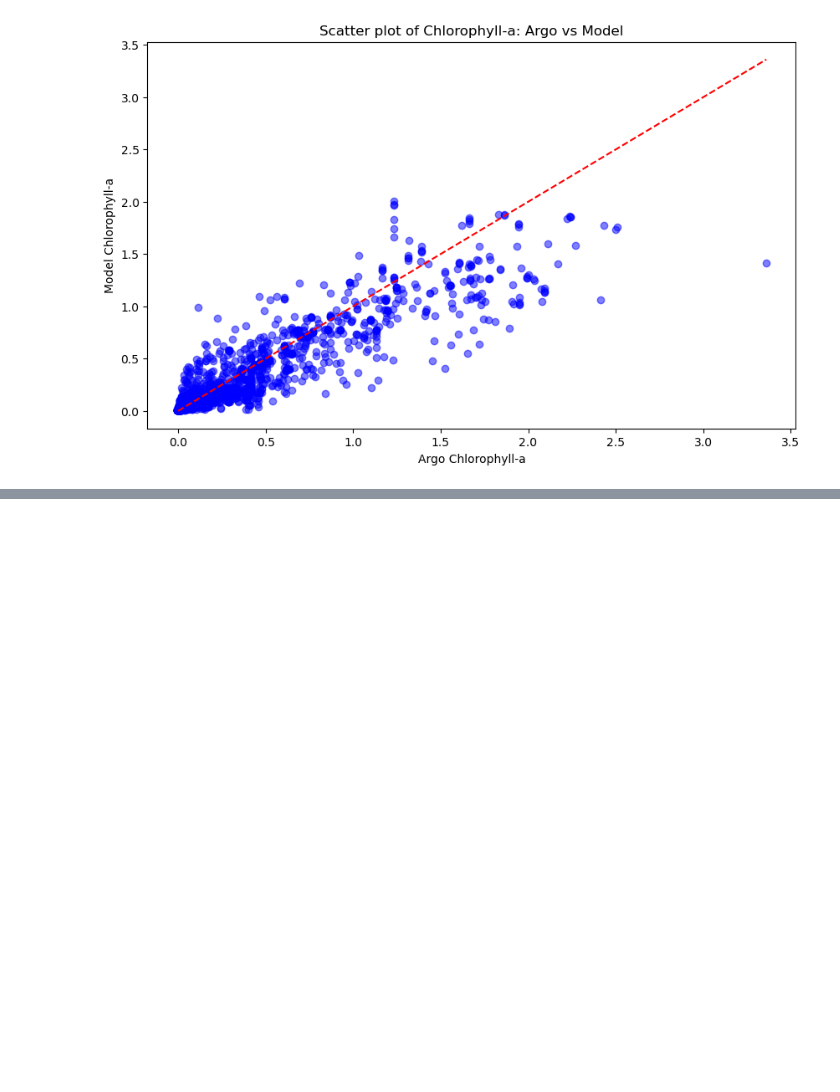
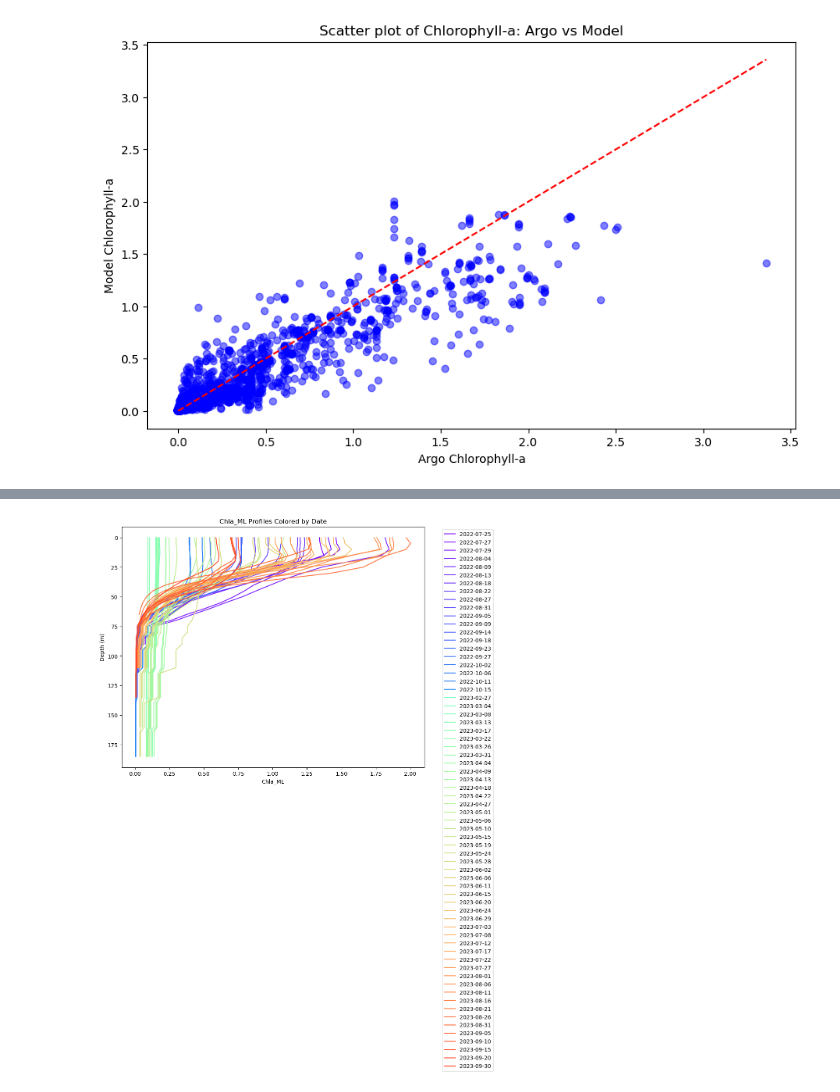
Before and after one commit to Flavi1P/Producitivity_estimates, a Jupyter notebook: Scripts/3d_products.ipynb, the cells around one changed output, grey strips where cells are left out. Drawn from its saved outputs; the diff is of its cells as text; code cells hidden in the pictures; blank space fills up the shorter version.

```diff
--- a/Scripts/3d_products.ipynb
+++ b/Scripts/3d_products.ipynb
@@ -149,0 +349,27 @@ plt.show()
+# %%
+import matplotlib.pyplot as plt
+import matplotlib.colors as mcolors
+
+# Get unique dates and sort them
+unique_dates = sorted(interpolated_df['date'].unique())
+
+# Create a rainbow colormap
+cmap = plt.get_cmap('rainbow')
+norm = mcolors.Normalize(vmin=0, vmax=len(unique_dates)-1)
+
+fig, ax = plt.subplots(figsize=(10, 8))
+
+for i, date in enumerate(unique_dates):
+    profile_data = interpolated_df[interpolated_df['date'] == date].dropna(subset=['CHLA_ML'])
+    if not profile_data.empty:
+        ax.plot(profile_data['CHLA_ML'], profile_data['PRES'], color=cmap(norm(i)), label=str(date.date()))
+
+ax.set_xlabel('Chla_ML')
+ax.set_ylabel('Depth (m)')
+ax.invert_yaxis()
+ax.set_title('Chla_ML Profiles Colored by Date')
+ax.legend(bbox_to_anchor=(1.05, 1), loc='upper left')
+plt.tight_layout()
+plt.show()
+# %% [output]
+[figure, added]
```
Also changed, not shown: parts of 35 cells of this notebook.
